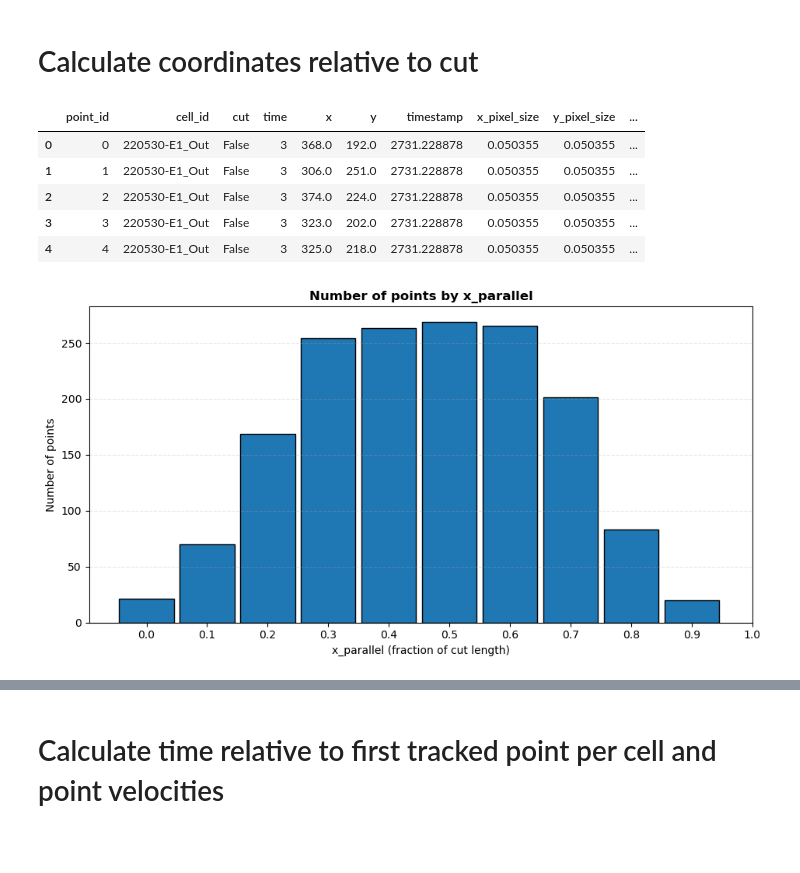
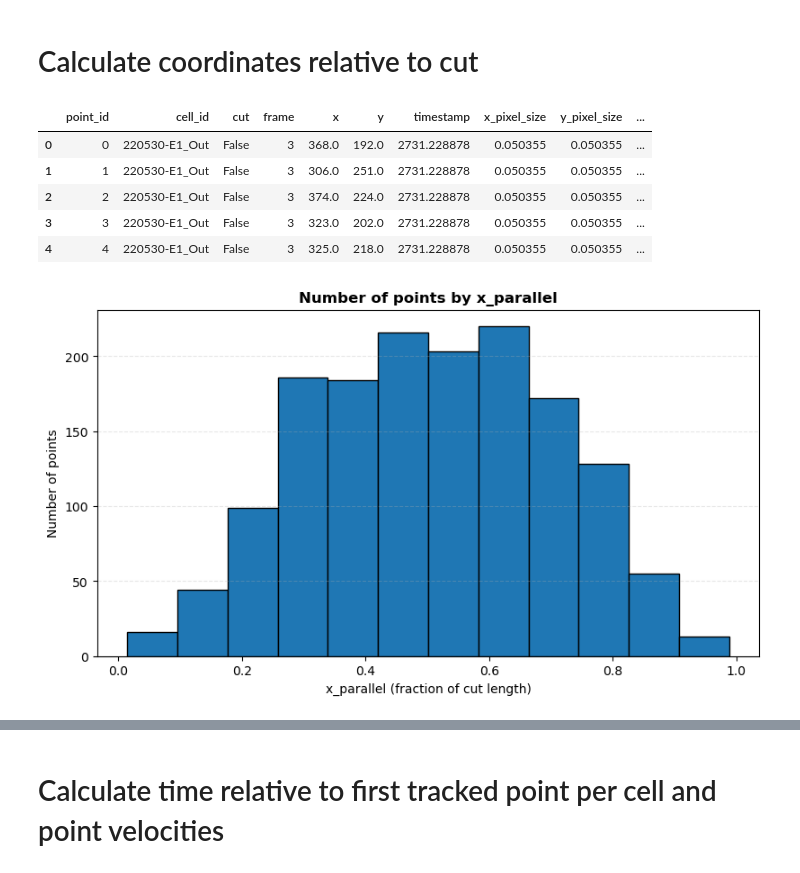
Before and after one commit to signynas/diet4CoLA, a Jupyter notebook: annotated_data.ipynb, the cells around one changed output, grey strips where cells are left out. Cells and saved outputs as stored; diff of their text form; code cells hidden in the pictures; blank space fills up the shorter version.

Commit message:
Delegate plot functions to benchmark utilities

```diff
--- a/annotated_data.ipynb
+++ b/annotated_data.ipynb
@@ -35,12 +35,17 @@ for p in files:
         missing = required - set(df.columns)
         print(f"Warning: skipping {p!r}: missing columns {', '.join(sorted(missing))}")
         continue
+    # Drop file if any "flow" entry is present
+    if df["cell"].str.contains("flow", case=False, na=False).any():
+        print(f"Warning: skipping {p!r}: contains 'flow' entry")
+        continue
     valid_mask = df["cell"].str.startswith("New nucleus") | df["cell"].str.startswith("cut")
     df = df[valid_mask].copy()
     if df.empty:
         print(f"Warning: skipping {p!r}: no valid points found")
         continue
     result = df[["cell", "time", "x", "y"]].copy()
+    result["frame"] = result["time"].copy()
     result["cut"] = result["cell"].apply(lambda x: x.startswith("cut"))
     result["cell_id"] = cell_id
     cell_names = result["cell"].unique()
@@ -56,7 +61,7 @@ if not out_rows:
 print(f"Parsed data for {point_id_counter} unique points from {len(out_rows)} files.")
 
 points = pd.concat(out_rows, ignore_index=True)
-points = points[["point_id", "cell_id", "cut", "time", "x", "y"]]
+points = points[["point_id", "cell_id", "cut", "frame", "x", "y"]]
 
 points.head()
 # %% [output]
@@ -135,7 +117,7 @@ for cell_id in cell_ids:
             print(f"Warning: No timestamps found in {czi_path}")
             cell_df['timestamp'] = np.nan
         else:
-            frames = cell_df["time"].values
+            frames = cell_df["frame"].values
             frames = np.clip(frames, 0, len(timestamps) - 1)
             cell_df['timestamp'] = timestamps[frames]
 
@@ -171,0 +156,9 @@ points_irl.head()
+# %%
+# Calculate frame relative to cut (0 is cut time, -1 is one frame before cut, etc.)
+df = points_irl.copy()
+
+df['cut_time'] = df.groupby('cell_id').apply(lambda group: group.loc[group['cut'], 'frame'].min()).reindex(df['cell_id']).values
+df['frame_rel'] = df['frame'] - df['cut_time']
+
+points_rel = df.copy()
+points_rel.head()
@@ -175,7 +175,7 @@ points_irl.head()
 # Calculate cut-based coordinates (x_parallel, x_perpendicular, cut_length) with cut1 as the cut with lowest y value
 import numpy as np
 
-df = points_irl.copy()
+df = points_rel.copy()
 
 for cell_id in df["cell_id"].unique():
     cell_mask = df["cell_id"] == cell_id
@@ -217,47 +217,16 @@ df = df[(df['x_parallel'] >= 0) & (df['x_parallel'] <= 1)]
 points_cut = df.copy()
 points_cut.head()
 # %% [output]
-|  | point_id | cell_id | cut | time | x | y | timestamp | x_pixel_size | y_pixel_size | ... |
+|  | point_id | cell_id | cut | frame | x | y | timestamp | x_pixel_size | y_pixel_size | ... |
 | 0 | 0 | 220530-E1_Out | False | 3 | 368.0 | 192.0 | 2731.228878 | 0.050355 | 0.050355 | ... |
 | 1 | 1 | 220530-E1_Out | False | 3 | 306.0 | 251.0 | 2731.228878 | 0.050355 | 0.050355 | ... |
 | 2 | 2 | 220530-E1_Out | False | 3 | 374.0 | 224.0 | 2731.228878 | 0.050355 | 0.050355 | ... |
 | 3 | 3 | 220530-E1_Out | False | 3 | 323.0 | 202.0 | 2731.228878 | 0.050355 | 0.050355 | ... |
 | 4 | 4 | 220530-E1_Out | False | 3 | 325.0 | 218.0 | 2731.228878 | 0.050355 | 0.050355 | ... |
 # %%
-import matplotlib.pyplot as plt
-import numpy as np
+import benchmark.utils as bu
 
-df = points_cut.copy()
-bin_length = 0.1  # x_parallel bin width (fraction of cut length)
-
-# Drop NaNs in required columns
-df = df.dropna(subset=['x_parallel'])
-
-# Only look at the first timepoint in each cell (right before cut)
-first_timepoints = df.groupby('cell_id')['time'].min().reset_index()
-df = df.merge(first_timepoints, on=['cell_id', 'time'])
-
-# Bin x_parallel (relative to cut length)
-df['x_parallel_bin'] = np.floor(df['x_parallel'] / bin_length) * bin_length
-
-# Count unique point_ids per x_parallel bin
-point_counts = df.groupby('x_parallel_bin')['point_id'].nunique().reset_index()
-
-plt.figure(figsize=(9.5, 5))
-plt.bar(point_counts['x_parallel_bin'], point_counts['point_id'], width=bin_length*0.9, align='center', edgecolor='black')
-plt.xlabel('x_parallel (fraction of cut length)')
-plt.ylabel('Number of points')
-plt.title('Number of points by x_parallel', fontweight='bold')
-plt.grid(True, axis='y', alpha=0.3, linestyle='--')
-
-# X-axis ticks
-min_x = df['x_parallel'].min()
-max_x = df['x_parallel'].max()
-if max_x > min_x:
-    plt.xticks(np.arange(np.floor(min_x), np.ceil(max_x) + bin_length, bin_length))
-
-plt.tight_layout()
-plt.show()
+bu.plot_points_by_x_parallel(points_cut, 12)
 # %% [output]
-[figure, old version]
+[figure, new version]
 # %%
```
Also changed, not shown: parts of 28 cells of this notebook, 1 other file.
